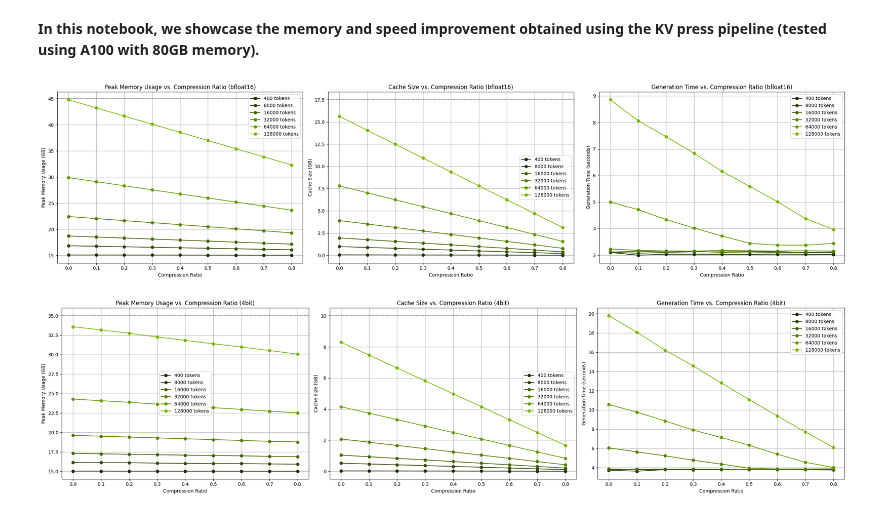
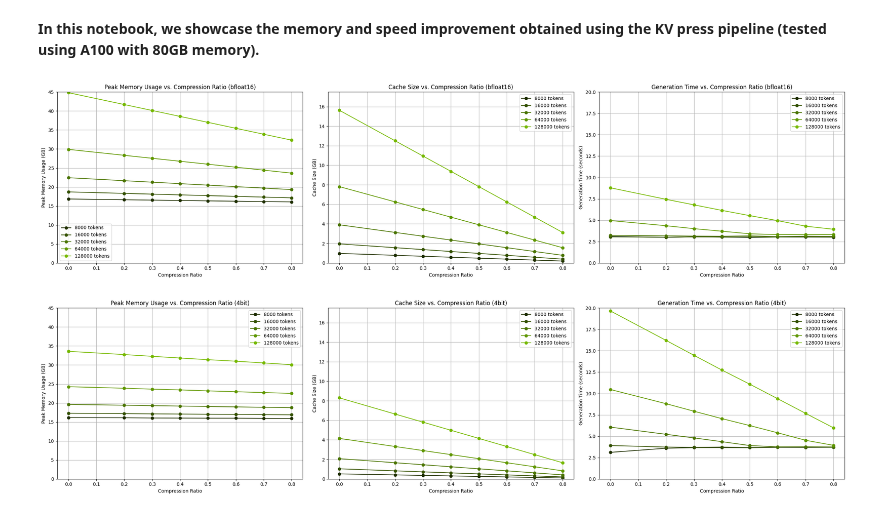
Before and after one commit to NVIDIA/kvpress, a Jupyter notebook: notebooks/speed_and_memory.ipynb, the cells around one changed output. Saved outputs shown, nothing was run; the diff lists cells and outputs as text; code cells hidden in the pictures.

```diff
--- a/notebooks/speed_and_memory.ipynb
+++ b/notebooks/speed_and_memory.ipynb
@@ -155,8 +155,8 @@ def combine_stats(prefilling_stats, generation_stats):
 # %%
 stats = {}
 
-compression_ratios = [0.0, 0.1, 0.2, 0.3, 0.4, 0.5, 0.6, 0.7, 0.8]
-for n_tokens in [4_00, 8_000, 16_000, 32_000, 64_000, 128_000]:
+compression_ratios = [0.0, 0.2, 0.3, 0.4, 0.5, 0.6, 0.7, 0.8]
+for n_tokens in [8_000, 16_000, 32_000, 64_000, 128_000]:
     prefilling_stats = {compression_ratio : get_prefilling_stats(press=KnormPress(compression_ratio), n_tokens=n_tokens)
                         for compression_ratio in tqdm(compression_ratios)}
     generation_stats = {compression_ratio : get_generation_stats(press=KnormPress(compression_ratio), n_tokens=n_tokens)
@@ -170,8 +170,8 @@ for n_tokens in [4_00, 8_000, 16_000, 32_000, 64_000, 128_000]:
 # %%
 stats_quantized = {}
 
-compression_ratios = [0.0, 0.1, 0.2, 0.3, 0.4, 0.5, 0.6, 0.7, 0.8]
-for n_tokens in [4_00, 8_000, 16_000, 32_000, 64_000, 128_000]:
+compression_ratios = [0.0, 0.2, 0.3, 0.4, 0.5, 0.6, 0.7, 0.8]
+for n_tokens in [8_000, 16_000, 32_000, 64_000, 128_000]:
     prefilling_stats = {compression_ratio : get_prefilling_stats(press=KnormPress(compression_ratio), n_tokens=n_tokens, cache_implementation="quantized")
                         for compression_ratio in tqdm(compression_ratios)}
     generation_stats = {compression_ratio : get_generation_stats(press=KnormPress(compression_ratio), n_tokens=n_tokens, cache_implementation="quantized")
@@ -186,7 +186,7 @@ import matplotlib.pylab as plt
 from matplotlib.colors import LinearSegmentedColormap
 import numpy as np
 
-def plot_compression_stats(stats, title_suffix='', max_peak_memory=45, max_cache_size=17.5):
+def plot_compression_stats(stats, title_suffix='', max_peak_memory=45, max_cache_size=17.5, max_generation_time=20):
     gree_color = np.array([118, 185, 0]) / 255
     cmap = LinearSegmentedColormap.from_list("apple_green_to_black", [gree_color / 4, gree_color])
 
@@ -201,24 +201,24 @@ def plot_compression_stats(stats, title_suffix='', max_peak_memory=45, max_cache
         memory_usages = [stats[context_length][ratio]['Peak memory usage'] for ratio in compression_ratios]
         axes[0].plot(compression_ratios, memory_usages, '-o', label=f'{context_length} tokens', color=cmap(i/(len(context_lengths)-1)))
 
-    axes[0].axhline(max_peak_memory, color='black', linestyle='--', lw=1)
     axes[0].set_xlabel('Compression Ratio')
     axes[0].set_ylabel('Peak Memory Usage (GB)')
     axes[0].set_title('Peak Memory Usage vs. Compression Ratio' + title_suffix)
     axes[0].legend()
     axes[0].grid(True)
+    axes[0].set_ylim(0, max_peak_memory)
 
     #Cache Size
     for i, context_length in enumerate(context_lengths):
         memory_usages = [stats[context_length][ratio]['Cache Size'] for ratio in compression_ratios]
         axes[1].plot(compression_ratios, memory_usages, '-o', label=f'{context_length} tokens', color=cmap(i/(len(context_lengths)-1)))
 
-    axes[1].axhline(max_cache_size, color='black', linestyle='--', lw=1)
     axes[1].set_xlabel('Compression Ratio')
     axes[1].set_ylabel('Cache Size (GB)')
     axes[1].set_title('Cache Size vs. Compression Ratio' + title_suffix)
     axes[1].legend()
     axes[1].grid(True)
+    axes[1].set_ylim(0, max_cache_size)
 
     #Generation Time
     for i, context_length in enumerate(context_lengths):
@@ -230,12 +230,13 @@ def plot_compression_stats(stats, title_suffix='', max_peak_memory=45, max_cache
     axes[2].set_title('Generation Time vs. Compression Ratio'+ title_suffix)
     axes[2].legend()
     axes[2].grid(True)
+    axes[2].set_ylim(0, max_generation_time)
 
     plt.tight_layout()
     plt.show()
 # %%
 plot_compression_stats(stats, title_suffix=' (bfloat16)', max_peak_memory=45, max_cache_size=17.5)
-plot_compression_stats(stats_quantized, title_suffix=' (4bit)', max_peak_memory=35, max_cache_size=10)
+plot_compression_stats(stats_quantized, title_suffix=' (4bit)', max_peak_memory=45, max_cache_size=17.5)
 # %% [output]
-[figure, old version]
+[figure, new version]
-[figure, old version]
+[figure, new version]
```
Also changed, not shown: parts of 2 cells of this notebook, 3 other files.
